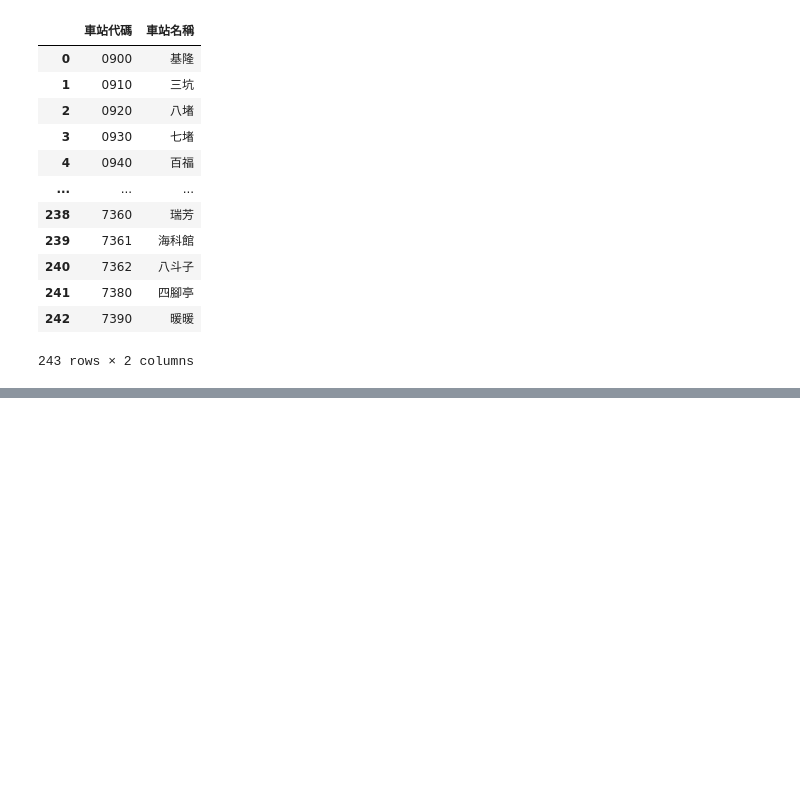
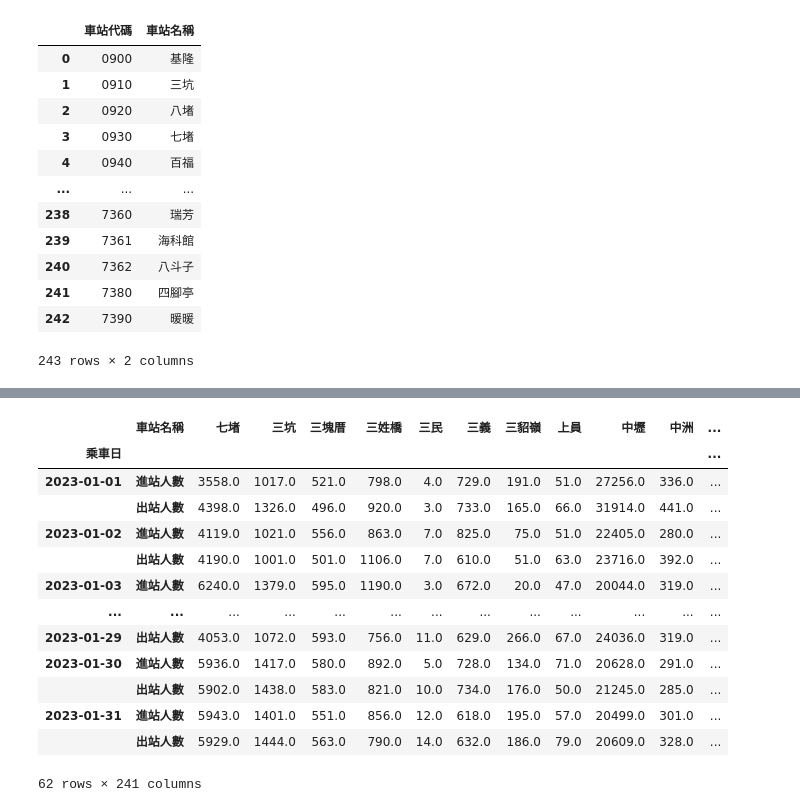
Before and after one commit to lucaswu0306/2023_8_20, a Jupyter notebook: lesson21_6.ipynb, the cells around one changed output, grey strips where cells are left out. Saved outputs shown, nothing was run; the diff lists cells and outputs as text; code cells hidden in the pictures; blank space fills up the shorter version.

```diff
--- a/lesson21_6.ipynb
+++ b/lesson21_6.ipynb
@@ -102,0 +412,17 @@ pd.merge(dataFrame,stations,on='車站代碼')
+# %%
+mergeframe3.loc['2023-01']
+# %% [output]
+|  | 車站名稱 | 七堵 | 三坑 | 三塊厝 | 三姓橋 | 三民 | 三義 | 三貂嶺 | 上員 | 中壢 | 中洲 | ... |
+| 乘車日 |  |  |  |  |  |  |  |  |  |  |  | ... |
+| 2023-01-01 | 進站人數 | 3558.0 | 1017.0 | 521.0 | 798.0 | 4.0 | 729.0 | 191.0 | 51.0 | 27256.0 | 336.0 | ... |
+|  | 出站人數 | 4398.0 | 1326.0 | 496.0 | 920.0 | 3.0 | 733.0 | 165.0 | 66.0 | 31914.0 | 441.0 | ... |
+| 2023-01-02 | 進站人數 | 4119.0 | 1021.0 | 556.0 | 863.0 | 7.0 | 825.0 | 75.0 | 51.0 | 22405.0 | 280.0 | ... |
+|  | 出站人數 | 4190.0 | 1001.0 | 501.0 | 1106.0 | 7.0 | 610.0 | 51.0 | 63.0 | 23716.0 | 392.0 | ... |
+| 2023-01-03 | 進站人數 | 6240.0 | 1379.0 | 595.0 | 1190.0 | 3.0 | 672.0 | 20.0 | 47.0 | 20044.0 | 319.0 | ... |
+| ... | ... | ... | ... | ... | ... | ... | ... | ... | ... | ... | ... | ... |
+| 2023-01-29 | 出站人數 | 4053.0 | 1072.0 | 593.0 | 756.0 | 11.0 | 629.0 | 266.0 | 67.0 | 24036.0 | 319.0 | ... |
+| 2023-01-30 | 進站人數 | 5936.0 | 1417.0 | 580.0 | 892.0 | 5.0 | 728.0 | 134.0 | 71.0 | 20628.0 | 291.0 | ... |
+|  | 出站人數 | 5902.0 | 1438.0 | 583.0 | 821.0 | 10.0 | 734.0 | 176.0 | 50.0 | 21245.0 | 285.0 | ... |
+| 2023-01-31 | 進站人數 | 5943.0 | 1401.0 | 551.0 | 856.0 | 12.0 | 618.0 | 195.0 | 57.0 | 20499.0 | 301.0 | ... |
+|  | 出站人數 | 5929.0 | 1444.0 | 563.0 | 790.0 | 14.0 | 632.0 | 186.0 | 79.0 | 20609.0 | 328.0 | ... |
+62 rows × 241 columns
```
Also changed, not shown: parts of 22 cells of this notebook, 32 other files.
